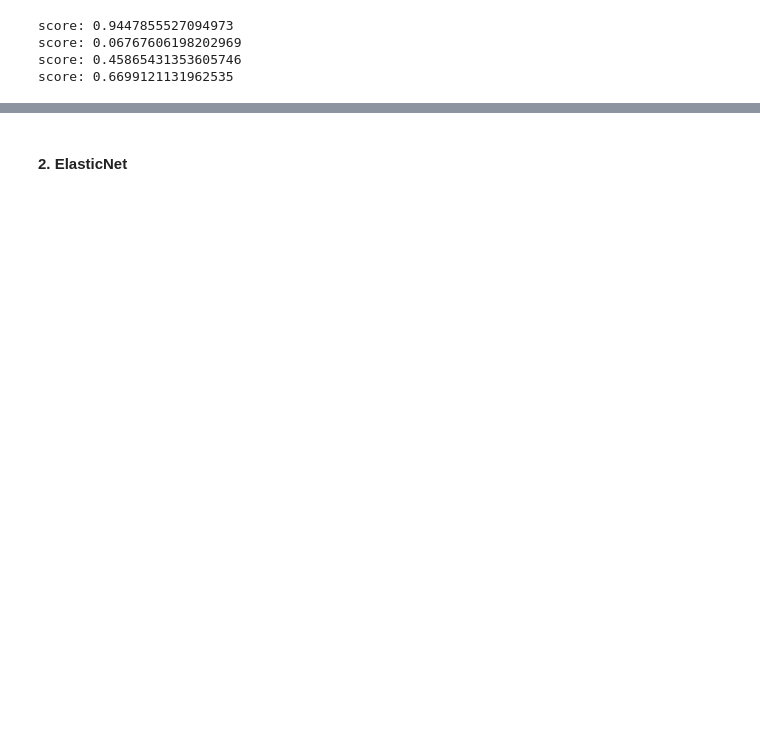
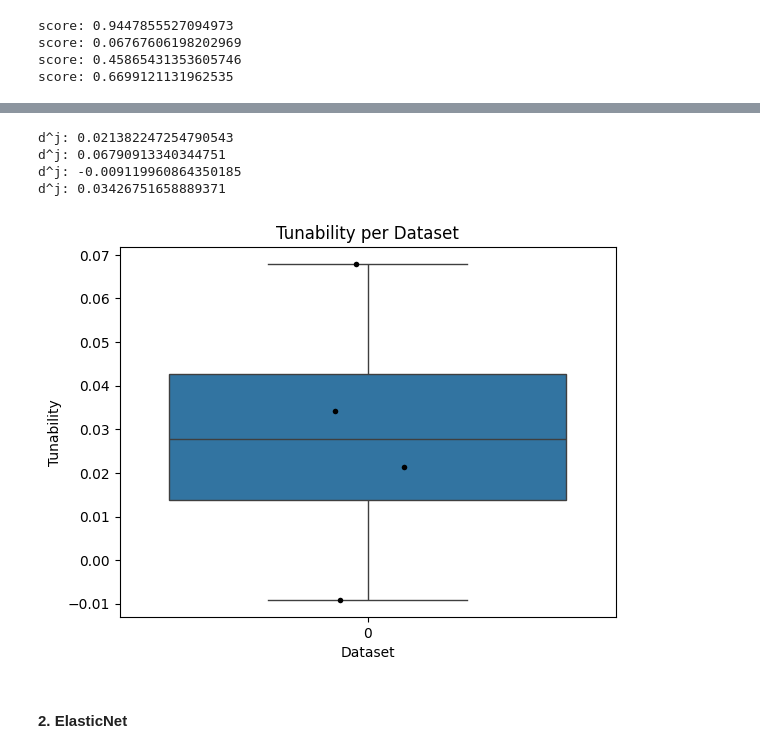
Before and after one commit to CJ4n/AutoML_HM1, a Jupyter notebook: solution.ipynb, the cells around one changed output, grey strips where cells are left out. Cells and saved outputs as stored; diff of their text form; code cells hidden in the pictures; blank space fills up the shorter version.

```diff
--- a/solution.ipynb
+++ b/solution.ipynb
@@ -35,9 +34,10 @@ def get_bayes_config(
     y: DataFrame,
     n_iter=100,
 ):
-    opt: get_bayes_model(
+    opt = get_bayes_model(
         pipeline,
-        search_space
+        search_space,
+        n_iter
     )
     opt.fit(X, y)
     return dict(opt.best_params_)
@@ -471,0 +575,10 @@ KeyboardInterrupt:
+# %%
+candidates = get_bayes_config_candidates_decision_tree()
+
+# calculate all configs
+configs = configs_from_candidates(
+    candidates=candidates,
+    pipeline=get_decision_tree_pipeline(),
+    train_datasets=get_train_datasets(),
+    retries=2
+)
@@ -471,0 +627,8 @@ KeyboardInterrupt:
+# %%
+# find theta^(j)
+best_configs_for_each_dataset = get_best_configs_for_each_set(
+    pipeline=get_decision_tree_pipeline(),
+    config_space=configs,
+    train_datasets=get_train_datasets(),
+    test_datasets=get_test_datasets(),
+)
@@ -472,3 +644,32 @@ KeyboardInterrupt:
+# %%
+# find d^j
+tunability_on_datasets = calculate_tunability_on_each_set(
+    get_train_datasets(), get_test_datasets(), best_configs_for_each_dataset
+)
+# %% [output]
+d^j: 0.021382247254790543
+d^j: 0.06790913340344751
+d^j: -0.009119960864350185
+d^j: 0.03426751658889371
+# %%
+# tunability data
+tunability_data = [tunability_on_datasets]
+
+# create box plot
+sns.boxplot(data=tunability_data)
+
+# add strip plot
+sns.stripplot(data=tunability_data, color="black", size=4)
+
+# add labels and title
+plt.xlabel("Dataset")
+plt.ylabel("Tunability")
+plt.title("Tunability per Dataset")
+
+# show the plot
+plt.show()
+# %% [output]
+[figure, added]
 # %% [markdown]
 #### 2. ElasticNet
 # %%
```
Also changed, not shown: parts of 19 cells of this notebook.
